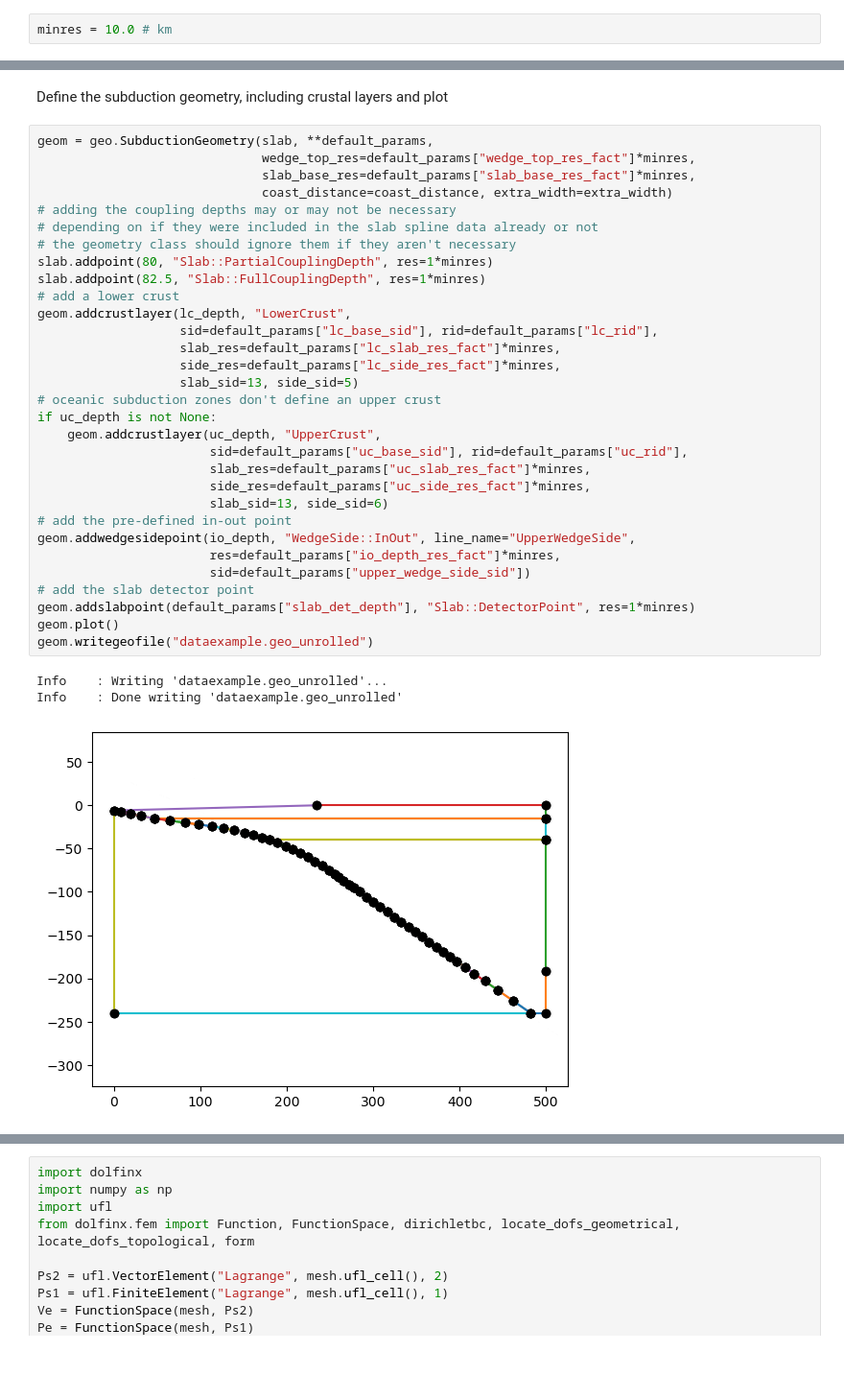
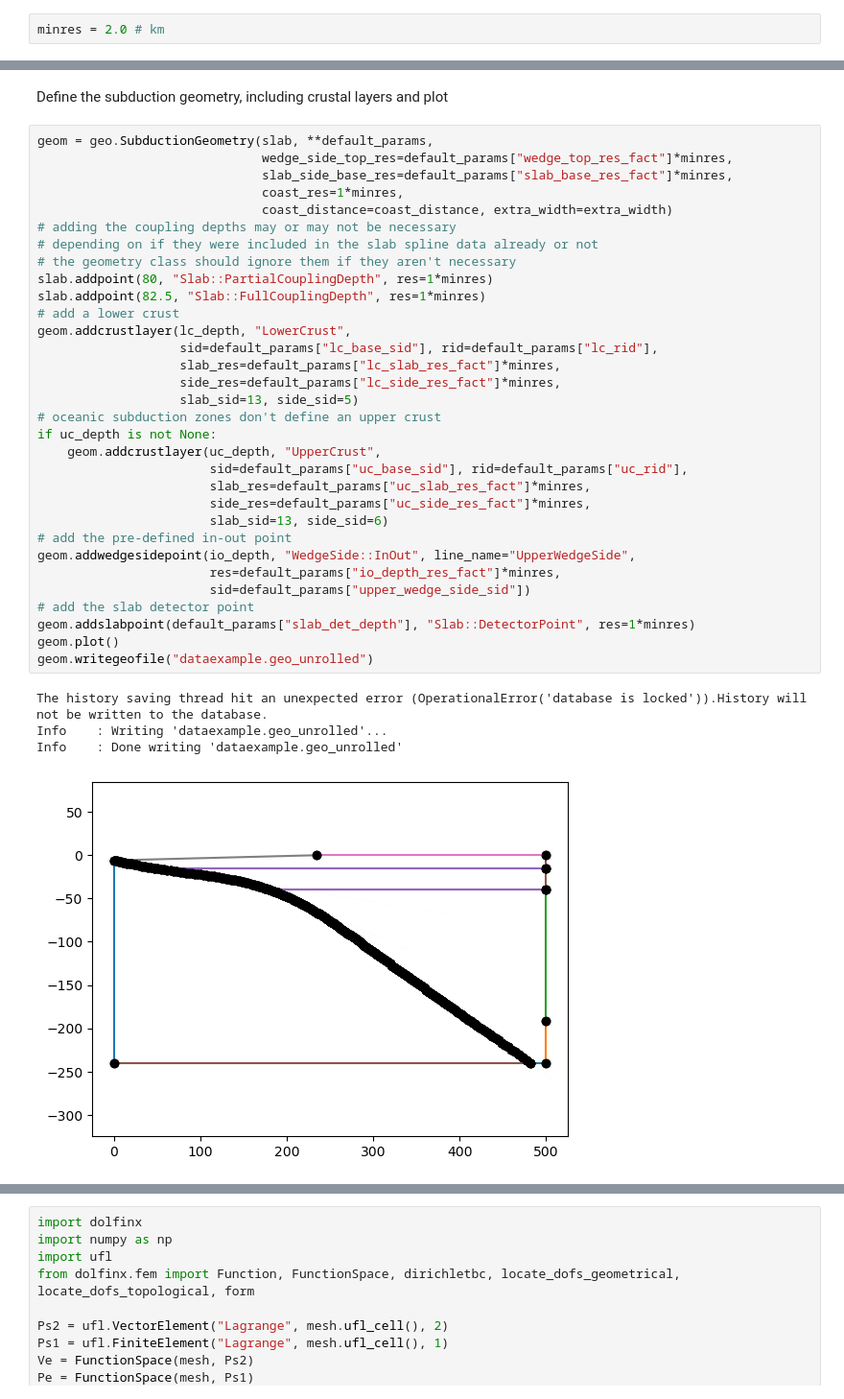
Before and after one commit to KidusTesh/fenicsx_subduction, a Jupyter notebook: notebooks/Central_Honshu.ipynb, the cells around one changed output, grey strips where cells are left out. Shown at 96% size. Drawn from its saved outputs; the diff is of its cells as text; blank space fills up the shorter version.

```diff
--- a/notebooks/Central_Honshu.ipynb
+++ b/notebooks/Central_Honshu.ipynb
@@ -11,7 +11,7 @@ with open(data_filename, "r") as fp:
 # %% [markdown]
 The "minimum" resolution, used to scale resolutions throughout the mesh.  The current default of 10.0km is way too high for a real subduction zone model but helps to keep this test notebook fast and readable.
 # %%
-minres = 10.0 # km
+minres = 2.0 # km
 # %%
 import numpy as np
 # %% [markdown]
@@ -45,39 +45,41 @@ slab = geo.SlabSpline(xs, ys, res=res, sid=default_params['slab_sid'], name="Sla
 Define the subduction geometry, including crustal layers and plot
 # %%
 geom = geo.SubductionGeometry(slab, **default_params,
-                              wedge_top_res=default_params["wedge_top_res_fact"]*minres,
-                              slab_base_res=default_params["slab_base_res_fact"]*minres,
+                              wedge_side_top_res=default_params["wedge_top_res_fact"]*minres,
+                              slab_side_base_res=default_params["slab_base_res_fact"]*minres,
+                              coast_res=1*minres,
                               coast_distance=coast_distance, extra_width=extra_width)
 # adding the coupling depths may or may not be necessary
 # depending on if they were included in the slab spline data already or not
 # the geometry class should ignore them if they aren't necessary
 slab.addpoint(80, "Slab::PartialCouplingDepth", res=1*minres)
 slab.addpoint(82.5, "Slab::FullCouplingDepth", res=1*minres)
 # add a lower crust
 geom.addcrustlayer(lc_depth, "LowerCrust",
                    sid=default_params["lc_base_sid"], rid=default_params["lc_rid"],
                    slab_res=default_params["lc_slab_res_fact"]*minres,
                    side_res=default_params["lc_side_res_fact"]*minres,
                    slab_sid=13, side_sid=5)
 # oceanic subduction zones don't define an upper crust
 if uc_depth is not None:
     geom.addcrustlayer(uc_depth, "UpperCrust",
                        sid=default_params["uc_base_sid"], rid=default_params["uc_rid"],
                        slab_res=default_params["uc_slab_res_fact"]*minres,
                        side_res=default_params["uc_side_res_fact"]*minres,
                        slab_sid=13, side_sid=6)
 # add the pre-defined in-out point
 geom.addwedgesidepoint(io_depth, "WedgeSide::InOut", line_name="UpperWedgeSide",
                        res=default_params["io_depth_res_fact"]*minres,
                        sid=default_params["upper_wedge_side_sid"])
 # add the slab detector point
 geom.addslabpoint(default_params["slab_det_depth"], "Slab::DetectorPoint", res=1*minres)
 geom.plot()
 geom.writegeofile("dataexample.geo_unrolled")
 # %% [output]
+The history saving thread hit an unexpected error (OperationalError('database is locked')).History will not be written to the database.
 Info    : Writing 'dataexample.geo_unrolled'...
 Info    : Done writing 'dataexample.geo_unrolled'
-[figure, old version]
+[figure, new version]
 # %%
 mesh, ct, ft = geom.generatemesh()
 # %% [output]
```
Also changed, not shown: parts of 30 cells of this notebook, 4 other files.
